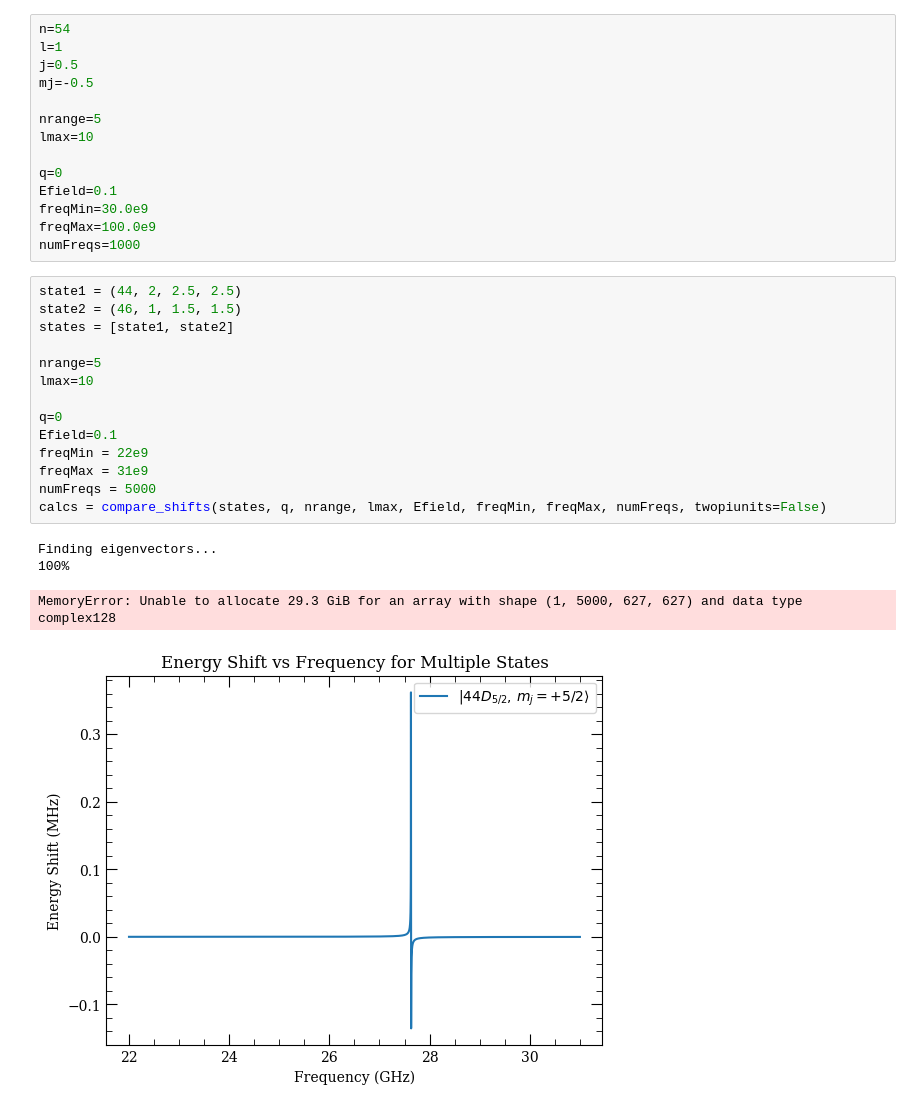
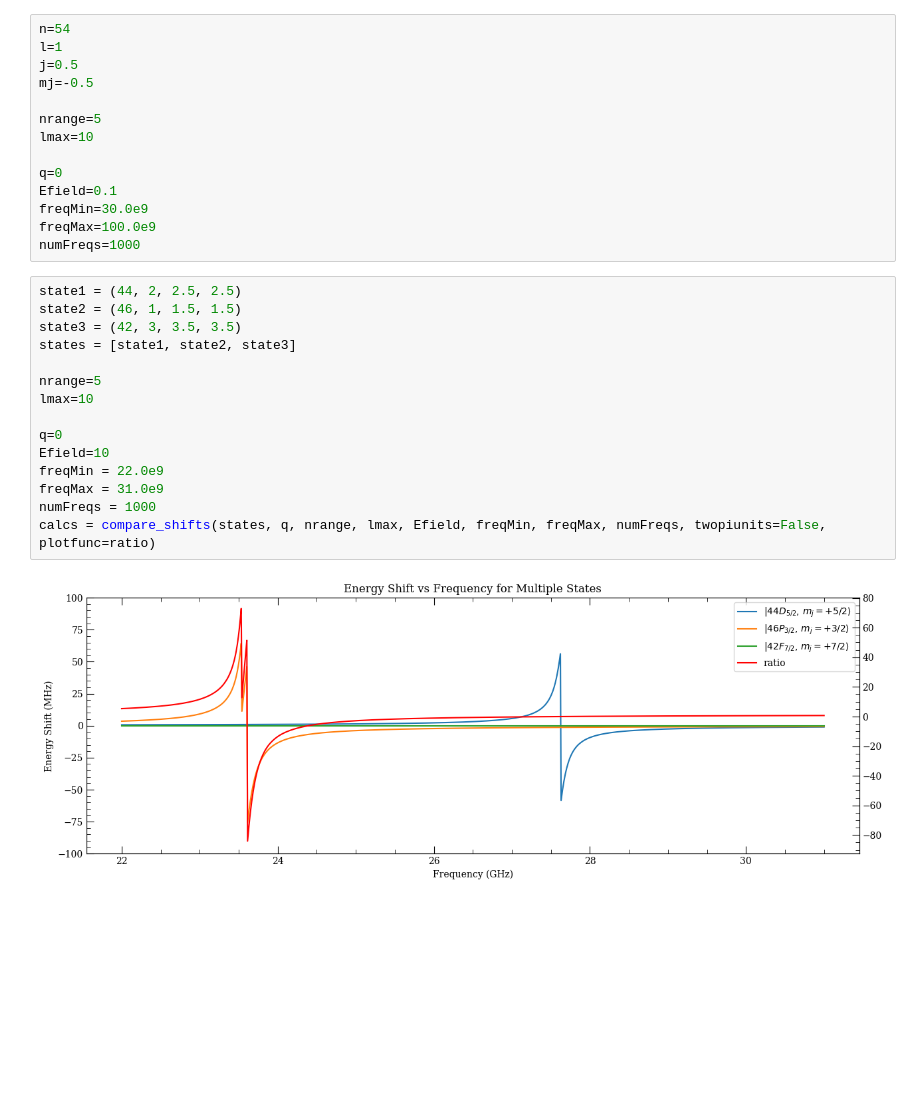
Before and after one commit to AVKGitHub1/rydberg_calcs, a Jupyter notebook: ryd_calcs.ipynb, the cells around one changed output. Cells and saved outputs as stored; diff of their text form; blank space fills up the shorter version.

Commit message:
higher E field; better plotting

```diff
--- a/ryd_calcs.ipynb
+++ b/ryd_calcs.ipynb
@@ -17,22 +17,20 @@ Efield=0.1
 freqMin=30.0e9
 freqMax=100.0e9
 numFreqs=1000
-# %%
-state1 = (44, 2, 2.5, 2.5)
-state2 = (46, 1, 1.5, 1.5)
-states = [state1, state2]
-
-nrange=5
-lmax=10
-
-q=0
-Efield=0.1
-freqMin = 22e9
-freqMax = 31e9
-numFreqs = 5000
-calcs = compare_shifts(states, q, nrange, lmax, Efield, freqMin, freqMax, numFreqs, twopiunits=False)
-# %% [output]
-Finding eigenvectors...
-100%
-MemoryError: Unable to allocate 29.3 GiB for an array with shape (1, 5000, 627, 627) and data type complex128
-[figure, removed]
+# %%
+state1 = (44, 2, 2.5, 2.5)
+state2 = (46, 1, 1.5, 1.5)
+state3 = (42, 3, 3.5, 3.5)
+states = [state1, state2, state3]
+
+nrange=5
+lmax=10
+
+q=0
+Efield=10
+freqMin = 22.0e9
+freqMax = 31.0e9
+numFreqs = 1000
+calcs = compare_shifts(states, q, nrange, lmax, Efield, freqMin, freqMax, numFreqs, twopiunits=False, plotfunc=ratio)
+# %% [output]
+[figure, added]
```
Also changed, not shown: parts of 1 cell of this notebook, 2 other files.
